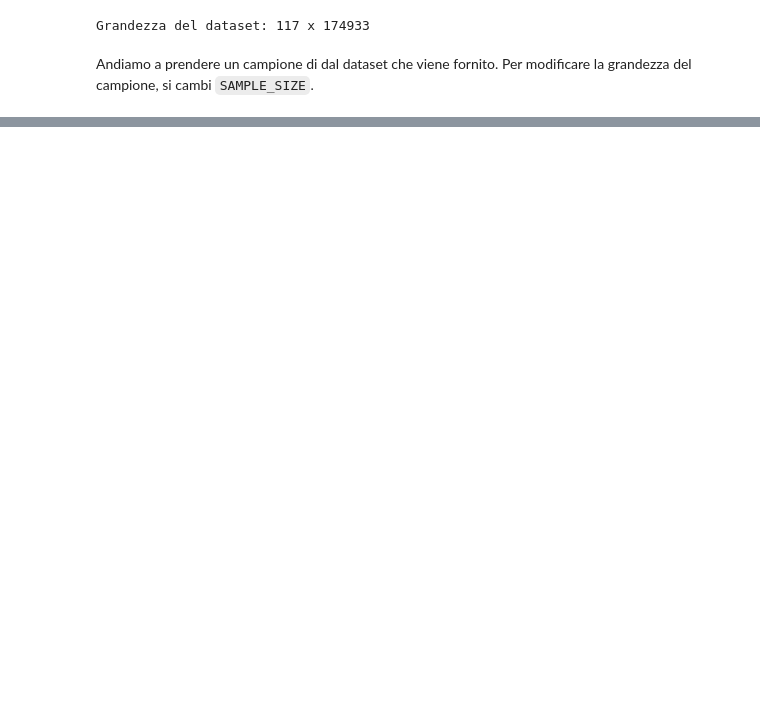
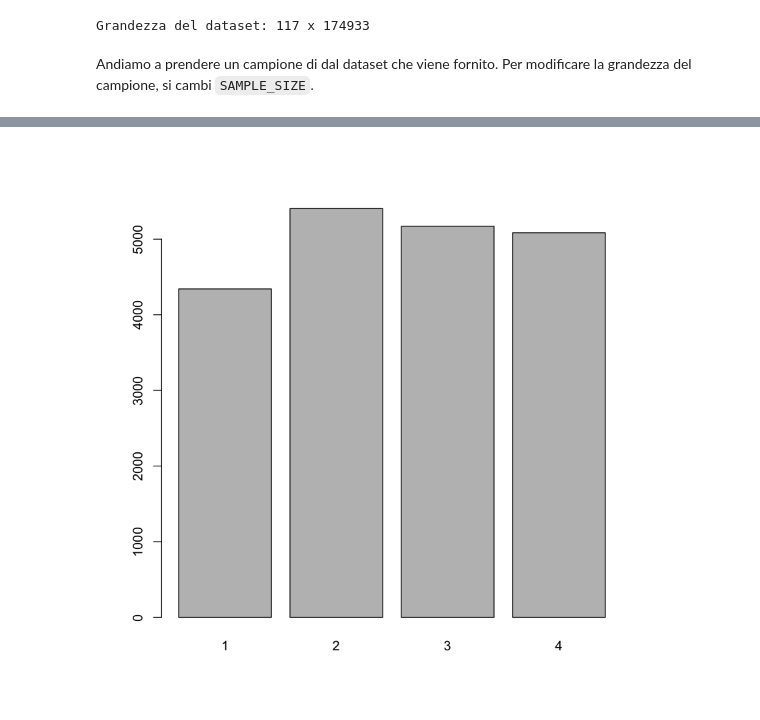
Before and after one commit to LeonardoAlchieri/car_accidents_italy, a Jupyter notebook: Car_accidents_Italy_notebook.ipynb, the cells around one changed output, grey strips where cells are left out. Cells and saved outputs as stored; diff of their text form; code cells hidden in the pictures; blank space fills up the shorter version.

```diff
--- a/Car_accidents_Italy_notebook.ipynb
+++ b/Car_accidents_Italy_notebook.ipynb
@@ -62,0 +123,4 @@ sample_data
+# %%
+barplot(table(trimestre))
+# %% [output]
+[figure, added]
```
Also changed, not shown: parts of 12 cells of this notebook.
